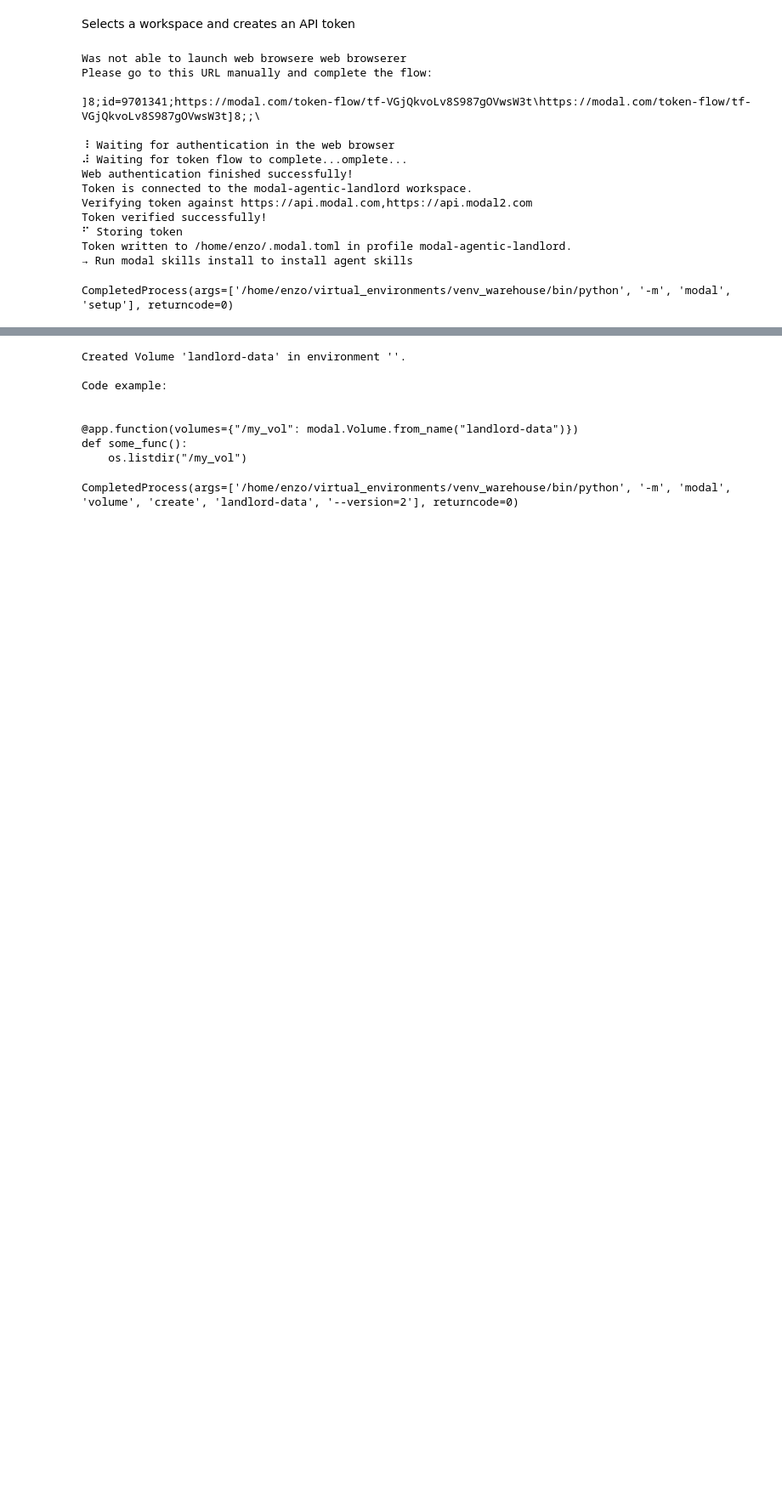
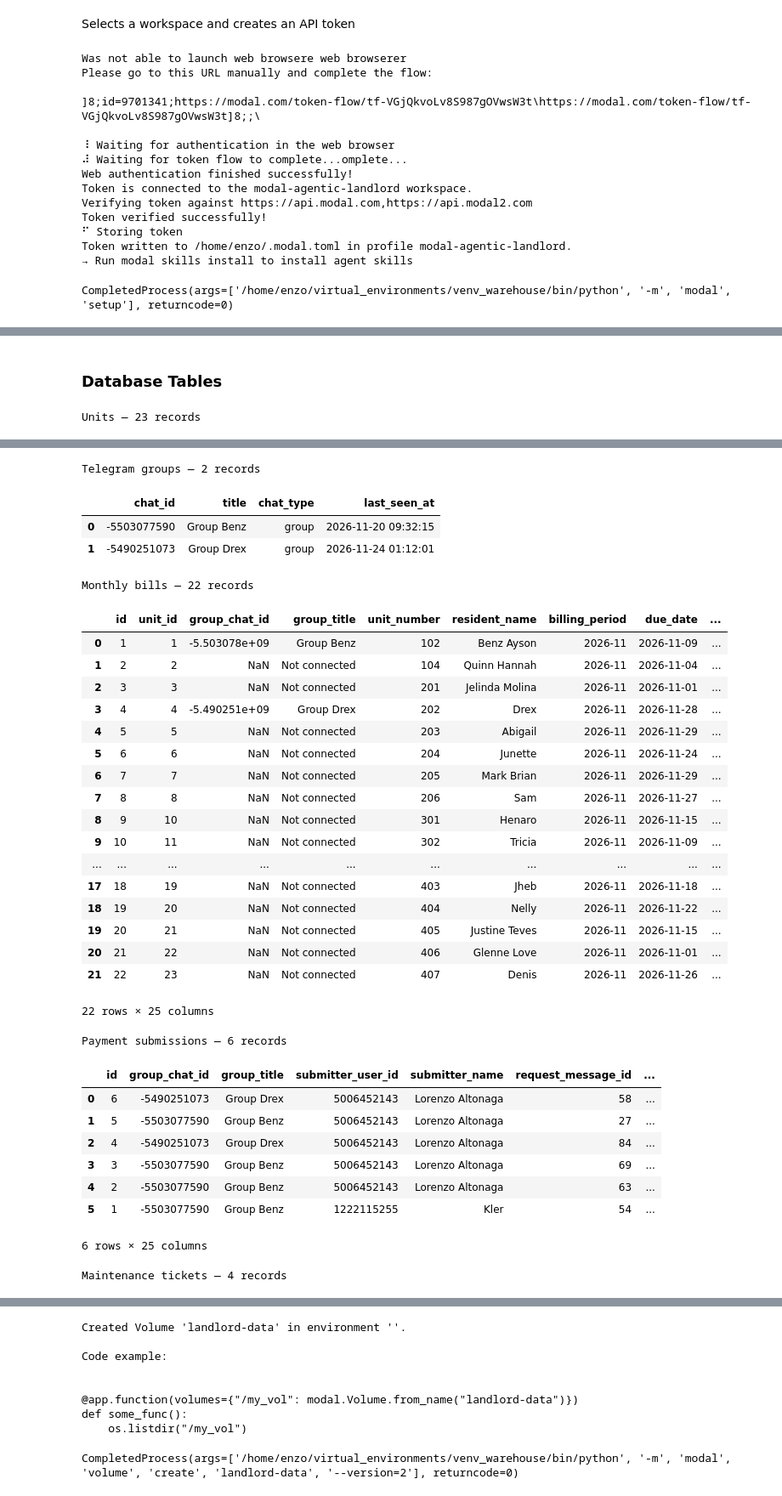
Before and after one commit to EnzoAlto/project_agentic_landlord, a Jupyter notebook: notebooks/telegram_smoke_test.ipynb, the cells around one changed output, grey strips where cells are left out. Shown at 85% size. Saved outputs shown, nothing was run; the diff lists cells and outputs as text; code cells hidden in the pictures; blank space fills up the shorter version.

Commit message:
wk48 dashboard changes

```diff
--- a/notebooks/telegram_smoke_test.ipynb
+++ b/notebooks/telegram_smoke_test.ipynb
@@ -99,0 +126,40 @@ CompletedProcess(args=['/home/enzo/virtual_environments/venv_warehouse/bin/pytho
+# %% [markdown]
+### Database Tables
+# %%
+import modal
+import pandas as pd
+from IPython.display import display
+
+worker = modal.Function.from_name(
+    "landlord-db-worker-test",
+    "database_job",
+)
+
+response = worker.remote(
+    "dashboard_state",
+    dataset="production",
+)
+
+if not response.get("ok"):
+    raise RuntimeError("Database worker did not confirm the read.")
+
+data = response["result"]
+
+tables = {
+    "Units": "units",
+    "Telegram groups": "groups",
+    "Monthly bills": "bills",
+    "Payment submissions": "payments",
+    "Maintenance tickets": "maintenance",
+}
+
+for title, key in tables.items():
+    rows = data.get(key, [])
+    print(f"\n{title} — {len(rows)} records")
+
+    if rows:
+        display(pd.DataFrame(rows))
+    else:
+        print("No records.")
+# %% [output]
+Units — 23 records
@@ -99,0 +183,33 @@ CompletedProcess(args=['/home/enzo/virtual_environments/venv_warehouse/bin/pytho
+Telegram groups — 2 records
+|  | chat_id | title | chat_type | last_seen_at |
+| 0 | -5503077590 | Group Benz | group | 2026-11-20 09:32:15 |
+| 1 | -5490251073 | Group Drex | group | 2026-11-24 01:12:01 |
+Monthly bills — 22 records
+|  | id | unit_id | group_chat_id | group_title | unit_number | resident_name | billing_period | due_date | ... |
+| 0 | 1 | 1 | -5.503078e+09 | Group Benz | 102 | Benz Ayson | 2026-11 | 2026-11-09 | ... |
+| 1 | 2 | 2 | NaN | Not connected | 104 | Quinn Hannah | 2026-11 | 2026-11-04 | ... |
+| 2 | 3 | 3 | NaN | Not connected | 201 | Jelinda Molina | 2026-11 | 2026-11-01 | ... |
+| 3 | 4 | 4 | -5.490251e+09 | Group Drex | 202 | Drex | 2026-11 | 2026-11-28 | ... |
+| 4 | 5 | 5 | NaN | Not connected | 203 | Abigail | 2026-11 | 2026-11-29 | ... |
+| 5 | 6 | 6 | NaN | Not connected | 204 | Junette | 2026-11 | 2026-11-24 | ... |
+| 6 | 7 | 7 | NaN | Not connected | 205 | Mark Brian | 2026-11 | 2026-11-29 | ... |
+| 7 | 8 | 8 | NaN | Not connected | 206 | Sam | 2026-11 | 2026-11-27 | ... |
+| 8 | 9 | 10 | NaN | Not connected | 301 | Henaro | 2026-11 | 2026-11-15 | ... |
+| 9 | 10 | 11 | NaN | Not connected | 302 | Tricia | 2026-11 | 2026-11-09 | ... |
+| ... | ... | ... | ... | ... | ... | ... | ... | ... | ... |
+| 17 | 18 | 19 | NaN | Not connected | 403 | Jheb | 2026-11 | 2026-11-18 | ... |
+| 18 | 19 | 20 | NaN | Not connected | 404 | Nelly | 2026-11 | 2026-11-22 | ... |
+| 19 | 20 | 21 | NaN | Not connected | 405 | Justine Teves | 2026-11 | 2026-11-15 | ... |
+| 20 | 21 | 22 | NaN | Not connected | 406 | Glenne Love | 2026-11 | 2026-11-01 | ... |
+| 21 | 22 | 23 | NaN | Not connected | 407 | Denis | 2026-11 | 2026-11-26 | ... |
+22 rows × 25 columns
+Payment submissions — 6 records
+|  | id | group_chat_id | group_title | submitter_user_id | submitter_name | request_message_id | ... |
+| 0 | 6 | -5490251073 | Group Drex | 5006452143 | Lorenzo Altonaga | 58 | ... |
+| 1 | 5 | -5503077590 | Group Benz | 5006452143 | Lorenzo Altonaga | 27 | ... |
+| 2 | 4 | -5490251073 | Group Drex | 5006452143 | Lorenzo Altonaga | 84 | ... |
+| 3 | 3 | -5503077590 | Group Benz | 5006452143 | Lorenzo Altonaga | 69 | ... |
+| 4 | 2 | -5503077590 | Group Benz | 5006452143 | Lorenzo Altonaga | 63 | ... |
+| 5 | 1 | -5503077590 | Group Benz | 1222115255 | Kler | 54 | ... |
+6 rows × 25 columns
+Maintenance tickets — 4 records
```
Also changed, not shown: parts of 6 cells of this notebook, 7 other files.
